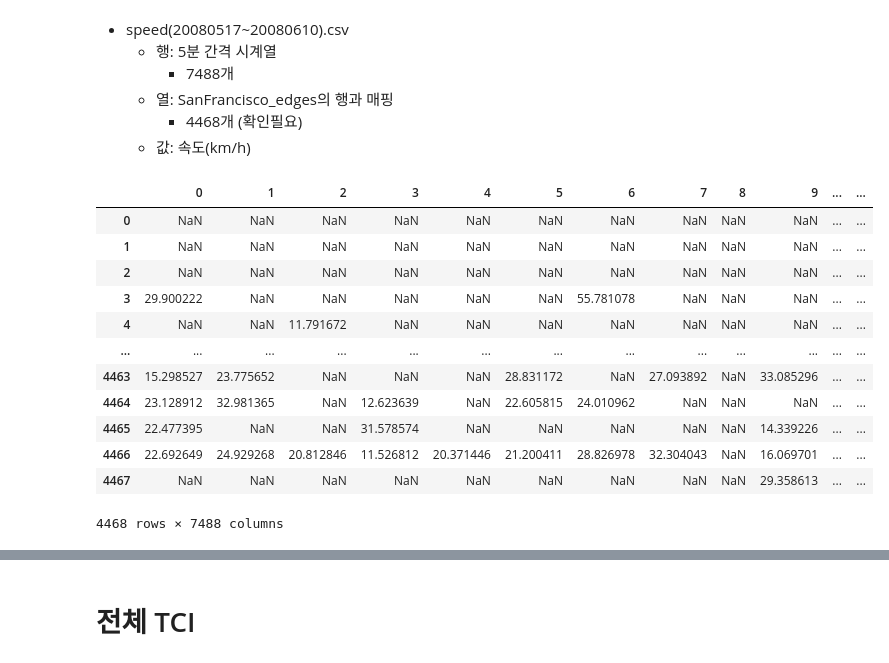
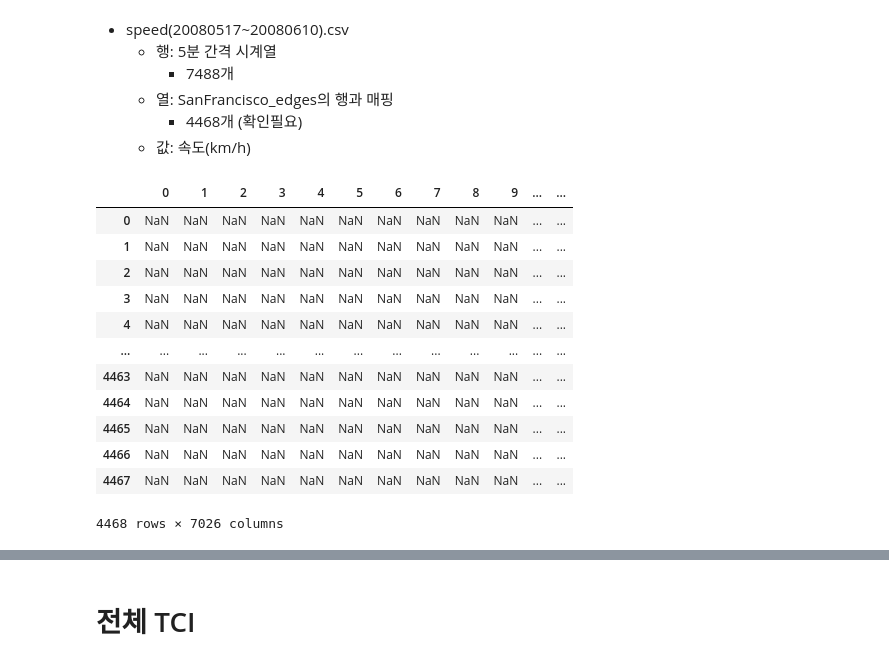
Before and after one commit to DVL-Sejong/congestion-pricing, a Jupyter notebook: .experiment/tci_per_date.ipynb, the cells around one changed output, grey strips where cells are left out. Saved outputs shown, nothing was run; the diff lists cells and outputs as text; code cells hidden in the pictures.

```diff
--- a/.experiment/tci_per_date.ipynb
+++ b/.experiment/tci_per_date.ipynb
@@ -33,22 +33,22 @@ ffs_df
 # %%
 start_date = datetime.strptime("2008-05-17", "%Y-%m-%d")
 # %%
-df = pd.read_csv("../static/data/sanfrancisco/speed(20080517~20080610).csv").transpose()
+df = pd.read_csv("../static/data/sanfrancisco/speed_san.csv").transpose().replace(0, np.nan)
 df
 # %% [output]
 |  | 0 | 1 | 2 | 3 | 4 | 5 | 6 | 7 | 8 | 9 | ... | ... |
 | 0 | NaN | NaN | NaN | NaN | NaN | NaN | NaN | NaN | NaN | NaN | ... | ... |
 | 1 | NaN | NaN | NaN | NaN | NaN | NaN | NaN | NaN | NaN | NaN | ... | ... |
 | 2 | NaN | NaN | NaN | NaN | NaN | NaN | NaN | NaN | NaN | NaN | ... | ... |
-| 3 | 29.900222 | NaN | NaN | NaN | NaN | NaN | 55.781078 | NaN | NaN | NaN | ... | ... |
-| 4 | NaN | NaN | 11.791672 | NaN | NaN | NaN | NaN | NaN | NaN | NaN | ... | ... |
+| 3 | NaN | NaN | NaN | NaN | NaN | NaN | NaN | NaN | NaN | NaN | ... | ... |
+| 4 | NaN | NaN | NaN | NaN | NaN | NaN | NaN | NaN | NaN | NaN | ... | ... |
 | ... | ... | ... | ... | ... | ... | ... | ... | ... | ... | ... | ... | ... |
-| 4463 | 15.298527 | 23.775652 | NaN | NaN | NaN | 28.831172 | NaN | 27.093892 | NaN | 33.085296 | ... | ... |
-| 4464 | 23.128912 | 32.981365 | NaN | 12.623639 | NaN | 22.605815 | 24.010962 | NaN | NaN | NaN | ... | ... |
-| 4465 | 22.477395 | NaN | NaN | 31.578574 | NaN | NaN | NaN | NaN | NaN | 14.339226 | ... | ... |
-| 4466 | 22.692649 | 24.929268 | 20.812846 | 11.526812 | 20.371446 | 21.200411 | 28.826978 | 32.304043 | NaN | 16.069701 | ... | ... |
-| 4467 | NaN | NaN | NaN | NaN | NaN | NaN | NaN | NaN | NaN | 29.358613 | ... | ... |
+| 4463 | NaN | NaN | NaN | NaN | NaN | NaN | NaN | NaN | NaN | NaN | ... | ... |
+| 4464 | NaN | NaN | NaN | NaN | NaN | NaN | NaN | NaN | NaN | NaN | ... | ... |
+| 4465 | NaN | NaN | NaN | NaN | NaN | NaN | NaN | NaN | NaN | NaN | ... | ... |
+| 4466 | NaN | NaN | NaN | NaN | NaN | NaN | NaN | NaN | NaN | NaN | ... | ... |
+| 4467 | NaN | NaN | NaN | NaN | NaN | NaN | NaN | NaN | NaN | NaN | ... | ... |
-4468 rows × 7488 columns
+4468 rows × 7026 columns
 # %%
 # 날짜 단위 데이터프레임 생성
 date_df = pd.DataFrame()
```
Also changed, not shown: parts of 6 cells of this notebook, 4 other files.
